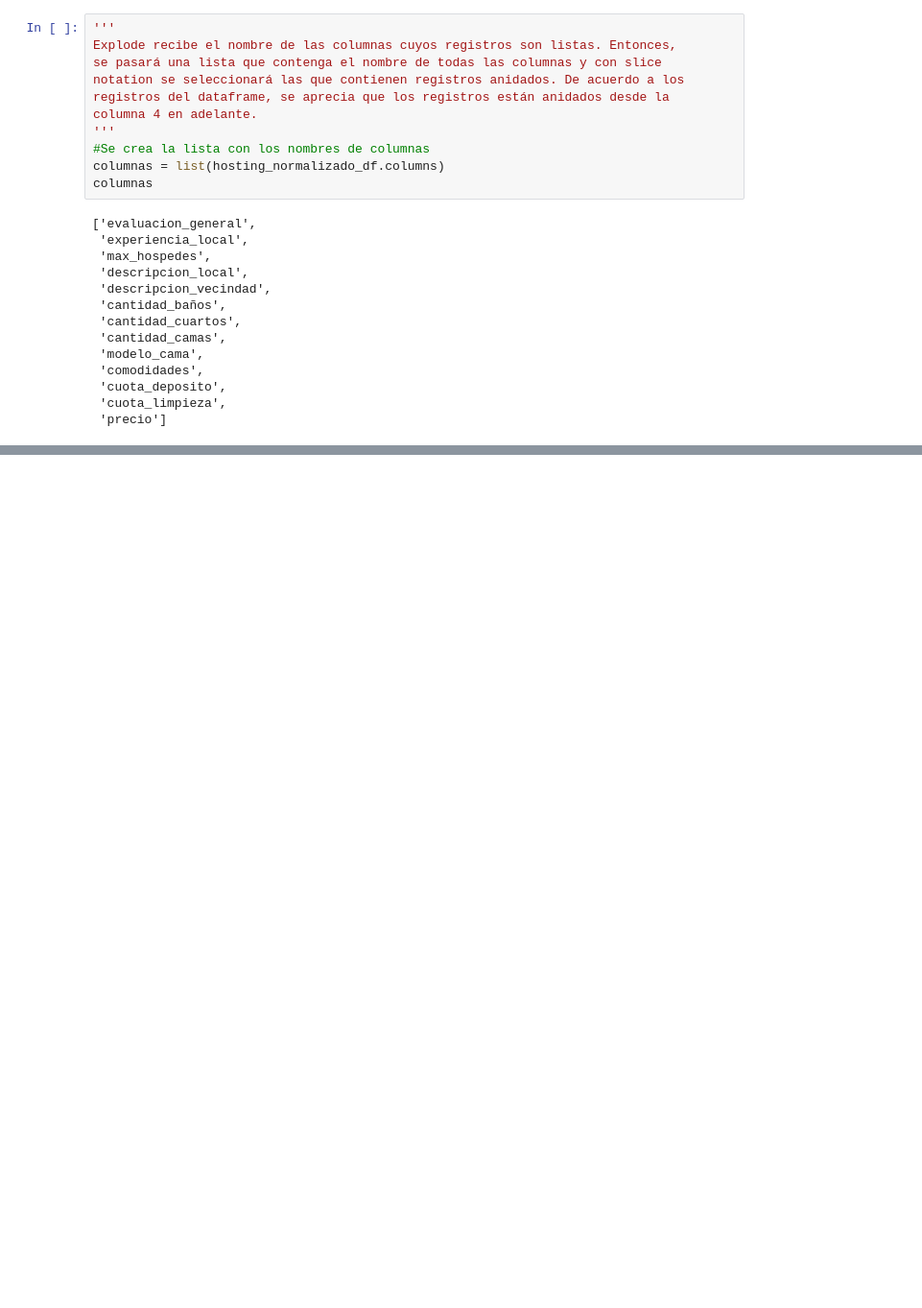
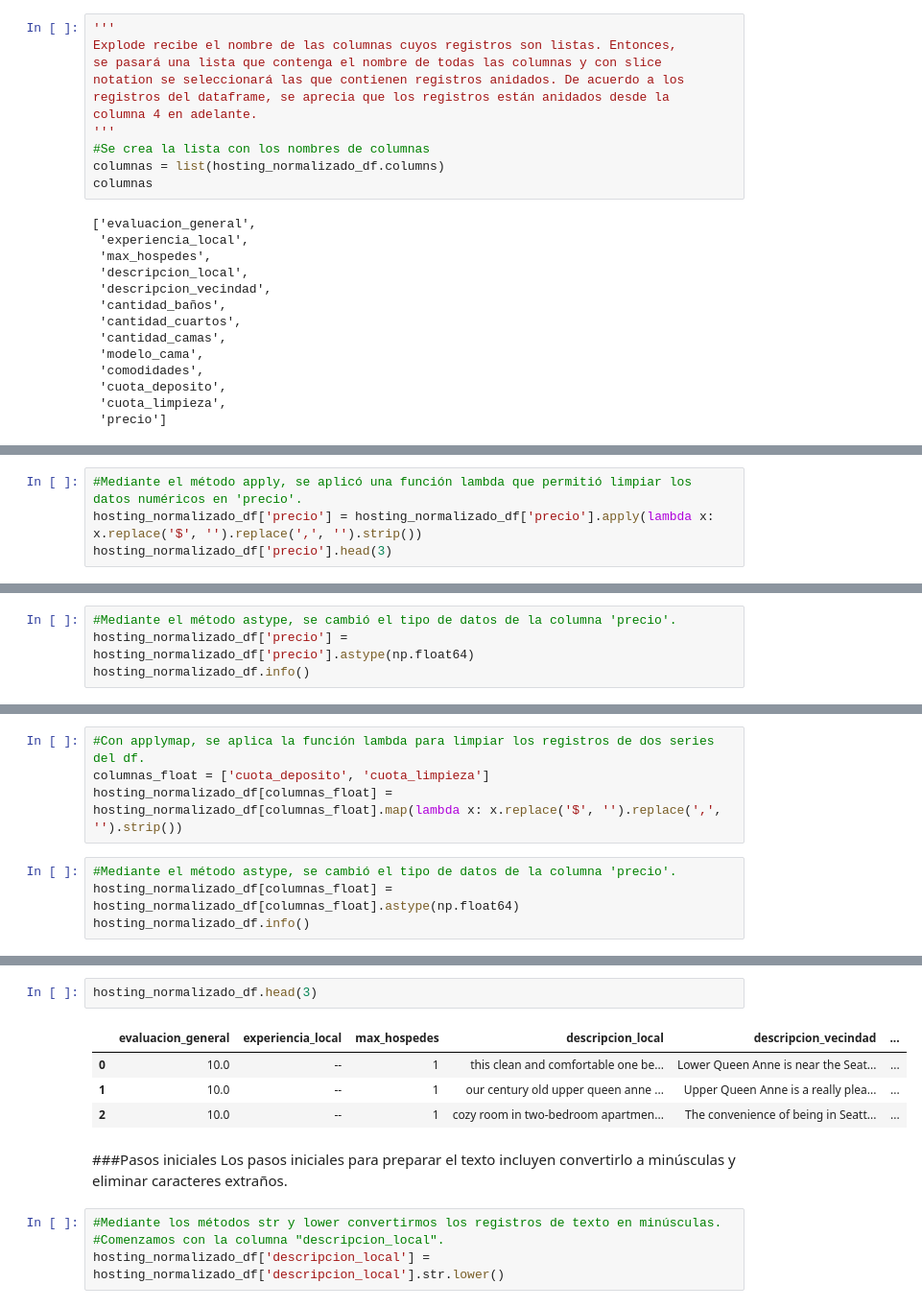
Before and after one commit to JLuceroVasquez/pandas-manipulacion-transformacion-de-datos, a Jupyter notebook: cuaderno_clases.ipynb, the cells around one changed output, grey strips where cells are left out. Shown at 96% size. Saved outputs shown, nothing was run; the diff lists cells and outputs as text; blank space fills up the shorter version.

```diff
--- a/cuaderno_clases.ipynb
+++ b/cuaderno_clases.ipynb
@@ -157,0 +237,4 @@ hosting_normalizado_df.head()
+# %%
+#Mediante el método apply, se aplicó una función lambda que permitió limpiar los datos numéricos en 'precio'.
+hosting_normalizado_df['precio'] = hosting_normalizado_df['precio'].apply(lambda x: x.replace('$', '').replace(',', '').strip())
+hosting_normalizado_df['precio'].head(3)
@@ -157,0 +247,4 @@ hosting_normalizado_df.head()
+# %%
+#Mediante el método astype, se cambió el tipo de datos de la columna 'precio'.
+hosting_normalizado_df['precio'] = hosting_normalizado_df['precio'].astype(np.float64)
+hosting_normalizado_df.info()
@@ -157,0 +279,8 @@ hosting_normalizado_df.head()
+# %%
+#Con applymap, se aplica la función lambda para limpiar los registros de dos series del df.
+columnas_float = ['cuota_deposito', 'cuota_limpieza']
+hosting_normalizado_df[columnas_float] = hosting_normalizado_df[columnas_float].map(lambda x: x.replace('$', '').replace(',', '').strip())
+# %%
+#Mediante el método astype, se cambió el tipo de datos de la columna 'precio'.
+hosting_normalizado_df[columnas_float] = hosting_normalizado_df[columnas_float].astype(np.float64)
+hosting_normalizado_df.info()
@@ -157,0 +385,14 @@ hosting_normalizado_df.head()
+# %%
+hosting_normalizado_df.head(3)
+# %% [output]
+|  | evaluacion_general | experiencia_local | max_hospedes | descripcion_local | descripcion_vecindad | ... |
+| 0 | 10.0 | -- | 1 | this clean and comfortable one be... | Lower Queen Anne is near the Seat... | ... |
+| 1 | 10.0 | -- | 1 | our century old upper queen anne ... | Upper Queen Anne is a really plea... | ... |
+| 2 | 10.0 | -- | 1 | cozy room in two-bedroom apartmen... | The convenience of being in Seatt... | ... |
+# %% [markdown]
+###Pasos iniciales
+Los pasos iniciales para preparar el texto incluyen convertirlo a minúsculas y eliminar caracteres extraños.
+# %%
+#Mediante los métodos str y lower convertirmos los registros de texto en minúsculas.
+#Comenzamos con la columna "descripcion_local".
+hosting_normalizado_df['descripcion_local'] = hosting_normalizado_df['descripcion_local'].str.lower()
```
Also changed, not shown: parts of 25 cells of this notebook.
